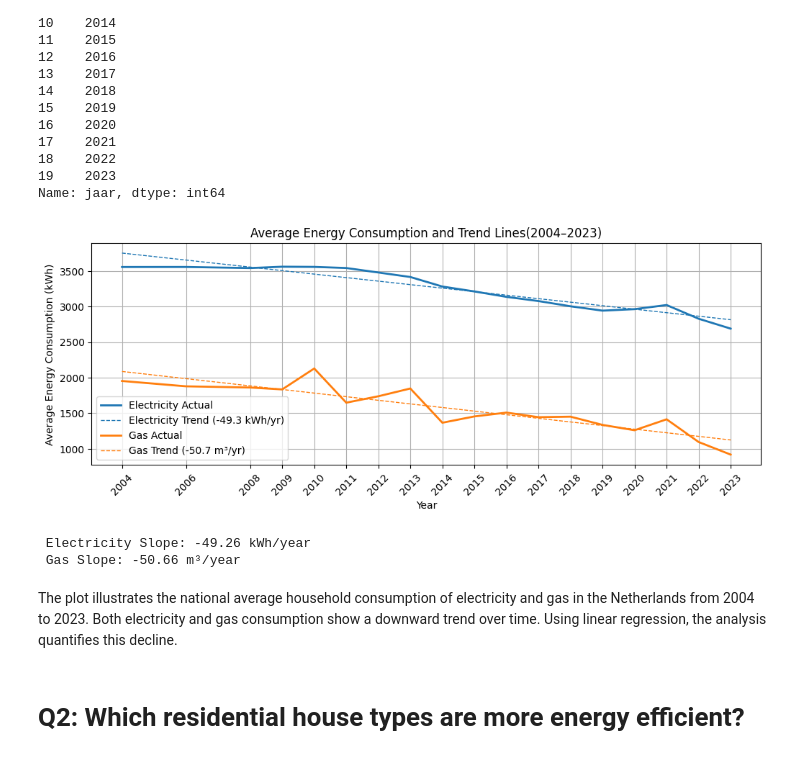
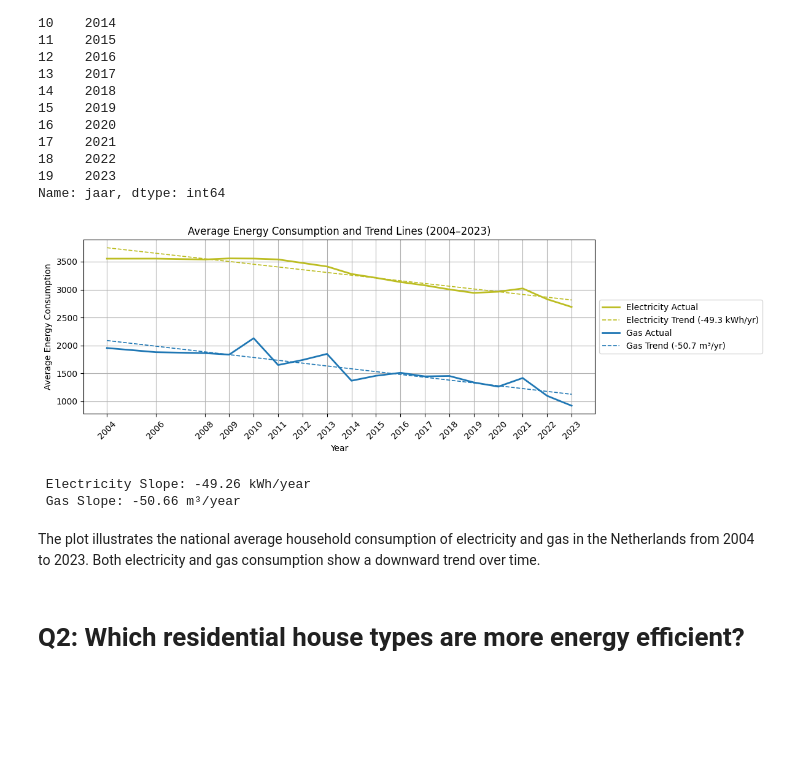
Before and after one commit to Olulu108/NL_energy_project, a Jupyter notebook: energy_project.ipynb, the cells around one changed output. Saved outputs shown, nothing was run; the diff lists cells and outputs as text; code cells hidden in the pictures; blank space fills up the shorter version.

```diff
--- a/energy_project.ipynb
+++ b/energy_project.ipynb
@@ -154,63 +154,57 @@ Name: jaar, dtype: int64
 # %%
 import matplotlib.pyplot as plt
 import seaborn as sns
 import numpy as np
 from sklearn.linear_model import LinearRegression
 
-#Energy types
+# Prepare data
 energy_types = ['g_ele', 'g_gas']
 energy_types_avg = df_mun.groupby('jaar')[energy_types].mean().reset_index()
-
-# Keep only rows where energy_types > 0
-energy_types_avg_clean = energy_types_avg[(energy_types_avg ['g_ele']>0)&
-                                          (energy_types_avg ['g_gas']>0)
+energy_types_avg_clean = energy_types_avg[
+    (energy_types_avg['g_ele'] > 0) &
+    (energy_types_avg['g_gas'] > 0)
 ]
 
-# Prepare X values
 X = energy_types_avg_clean['jaar'].values.reshape(-1, 1)
 years = energy_types_avg_clean['jaar'].values
 
-# Energy types and their labels with correct units
+# Energy labels and colors
 types = {
     'g_ele': ('Electricity', 'kWh'),
     'g_gas': ('Gas', 'm³')
 }
+colors = ['tab:olive', 'tab:blue']
 
-plt.figure(figsize=(12,4))
+# Start figure
+plt.figure(figsize=(12, 4))
 
-colors = ['tab:blue', 'tab:orange']
-i = 0
-
-# Loop over energy type
-for col, (label, unit) in types.items():
+# Plot actual and trend lines
+for i, (col, (label, unit)) in enumerate(types.items()):
     y = energy_types_avg_clean[col].values
 
-    # Line plot for actual yearly average values
+    # Actual line
     sns.lineplot(x=years, y=y, label=f'{label} Actual', linewidth=2, color=colors[i])
 
-    # Linear regression
+    # Regression line
     model = LinearRegression()
     model.fit(X, y)
     y_pred = model.predict(X)
+    plt.plot(years, y_pred, linestyle='--', label=f'{label} Trend ({model.coef_[0]:.1f} {unit}/yr)', color=colors[i], linewidth=1.2)
 
-    # Plot regression line
-    plt.plot(years, y_pred, linestyle='--', label=f'{label} Trend ({model.coef_[0]:.1f} {unit}/yr)', color=colors[i], linewidth=1)
-    i += 1
+# Labels and formatting
+plt.title('Average Energy Consumption and Trend Lines (2004–2023)')
+plt.xlabel('Year')
+plt.ylabel('Average Energy Consumption')
+plt.xticks(years, rotation=45)
+plt.grid(True)
+plt.legend(loc='center left', bbox_to_anchor=(1, 0.5))
 
-# Plot formatting
-plt.title('Average Energy Consumption and Trend Lines(2004–2023)')
-plt.xlabel('Year')
-plt.ylabel('Average Energy Consumption (kWh)')
-plt.legend()
-plt.grid(True)
-
-# Set ticks only for the clean years
-plt.xticks(energy_types_avg_clean['jaar'].unique(), rotation=45)
-
-#plt.show()
+# Save
+plt.tight_layout()
 plt.savefig('Q1_test.png', dpi=300, bbox_inches='tight')
+# plt.show()
 # %% [output]
-[figure, old version]
+[figure, new version]
 # %%
 from sklearn.linear_model import LinearRegression
 import numpy as np
@@ -232,7 +226,7 @@ print(f' Gas Slope: {model_gas.coef_[0]:.2f} m³/year')
  Electricity Slope: -49.26 kWh/year
  Gas Slope: -50.66 m³/year
 # %% [markdown]
-The plot illustrates the national average household consumption of electricity and gas in the Netherlands from 2004 to 2023. Both electricity and gas consumption show a downward trend over time. Using linear regression, the analysis quantifies this decline.
+The plot illustrates the national average household consumption of electricity and gas in the Netherlands from 2004 to 2023. Both electricity and gas consumption show a downward trend over time.
 # %% [markdown]
 # Q2: Which residential house types are more energy efficient?
 # %% [markdown]
```
Also changed, not shown: parts of 23 cells of this notebook, 5 other files.
